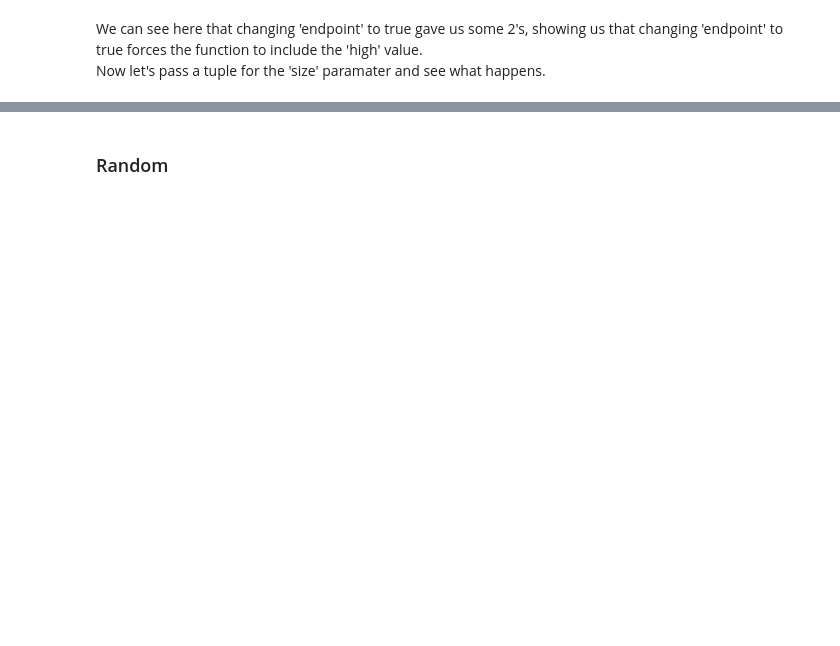
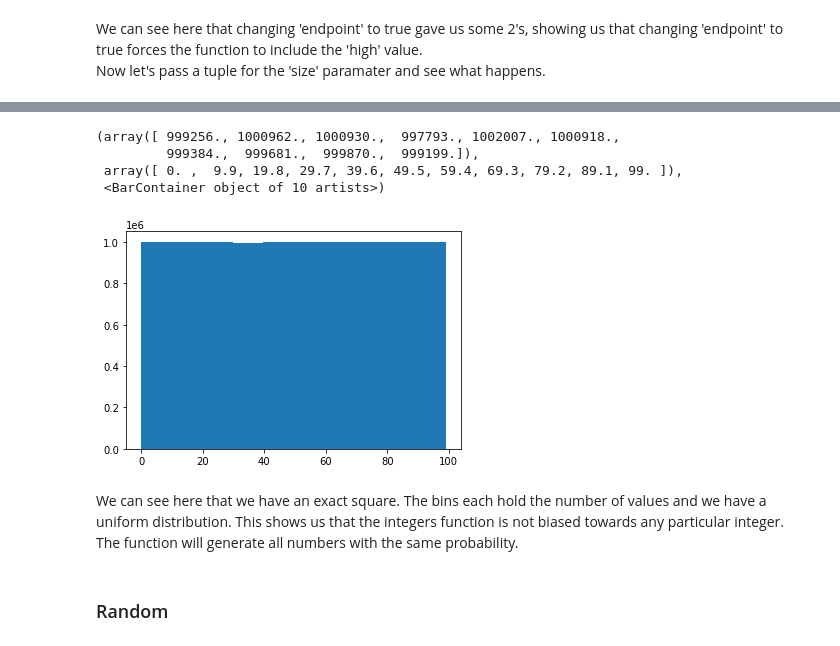
Before and after one commit to Cormac88/the-numpy.random-package, a Jupyter notebook: numpy.random.ipynb, the cells around one changed output, grey strips where cells are left out. Cells and saved outputs as stored; diff of their text form; code cells hidden in the pictures; blank space fills up the shorter version.

```diff
--- a/numpy.random.ipynb
+++ b/numpy.random.ipynb
@@ -291,2 +366,12 @@ array([[ 1,  8,  5,  9],
+# %%
+plt.hist(rints_5)
+# %% [output]
+(array([ 999256., 1000962., 1000930.,  997793., 1002007., 1000918.,
+         999384.,  999681.,  999870.,  999199.]),
+ array([ 0. ,  9.9, 19.8, 29.7, 39.6, 49.5, 59.4, 69.3, 79.2, 89.1, 99. ]),
+ <BarContainer object of 10 artists>)
+[figure, added]
+# %% [markdown]
+We can see here that we have an exact square. The bins each hold the number of values and we have a uniform distribution. This shows us that the integers function is not biased towards any particular integer. The function will generate all numbers with the same probability.
 # %% [markdown]
 ### Random
```
Also changed, not shown: parts of 64 cells of this notebook.
